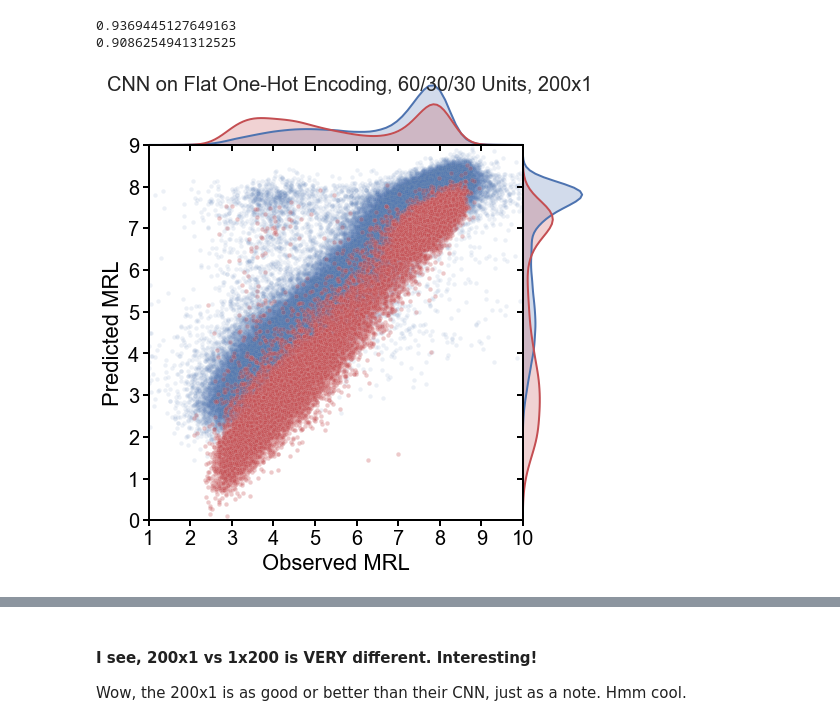
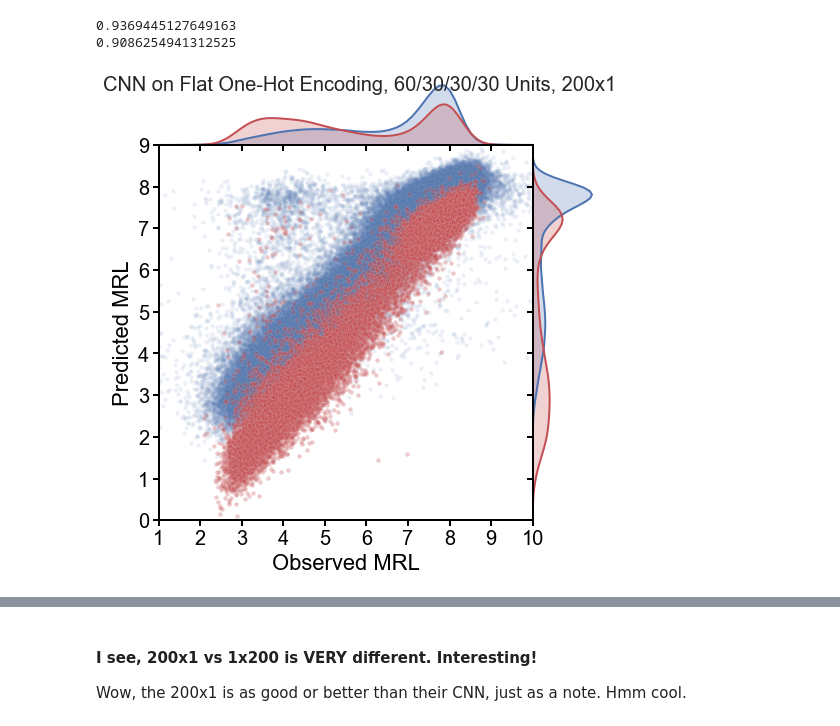
Before and after one commit to laueste/human_5utr_modeling, a Jupyter notebook: modeling/7_training_MRL_RandomForest.ipynb, the cells around one changed output, grey strips where cells are left out. Drawn from its saved outputs; the diff is of its cells as text; code cells hidden in the pictures.

```diff
--- a/modeling/7_training_MRL_RandomForest.ipynb
+++ b/modeling/7_training_MRL_RandomForest.ipynb
@@ -190,6 +192,9 @@ Notably, the batched 10k model doesn't do as well as the 2000 unit one-shot mode
 #print rfr6.score(seq_e_test,label_e_test)
 # %%
 # Compute Test r-squared Results
+e_test = test_data(e_test,rfr0,seq_e_test,'rl',output_col="5u_pred")
+r = r2(e_test['rl'],e_test['5u_pred'])
+print r
 e_test = test_data(e_test,rfr1,seq_e_test,'rl',output_col="20u_pred")
 r = r2(e_test['rl'],e_test['20u_pred'])
 print r
@@ -199,7 +204,7 @@ print r
 e_test = test_data(e_test,rfr3,seq_e_test,'rl',output_col="2000u_pred")
 r = r2(e_test['rl'],e_test['2000u_pred'])
 print r
-e_test = test_data(e_test,rfr5,seq_e_test,'rl',output_col="10ku_split_pred")
-r = r2(e_test['rl'],e_test['10ku_split_pred'])
-print r
+# e_test = test_data(e_test,rfr5,seq_e_test,'rl',output_col="10ku_split_pred")
+# r = r2(e_test['rl'],e_test['10ku_split_pred'])
+# print r
 # %% [output]
@@ -210,5 +215,8 @@ print r
 # %%
 # Compute Train r-squared Results results
+e_train = test_data(e_train,rfr0,seq_e_train,'rl',output_col="5u_pred")
+r = r2(e_train['rl'],e_train['5u_pred'])
+print r
 e_train = test_data(e_train,rfr1,seq_e_train,'rl',output_col="20u_pred")
 r = r2(e_train['rl'],e_train['20u_pred'])
 print r
@@ -218,7 +226,7 @@ print r
 e_train = test_data(e_train,rfr3,seq_e_train,'rl',output_col="2000u_pred")
 r = r2(e_train['rl'],e_train['2000u_pred'])
 print r
-e_train = test_data(e_train,rfr5,seq_e_train,'rl',output_col="10ku_split_pred")
-r = r2(e_train['rl'],e_train['10ku_split_pred'])
-print r
+# e_train = test_data(e_train,rfr5,seq_e_train,'rl',output_col="10ku_split_pred")
+# r = r2(e_train['rl'],e_train['10ku_split_pred'])
+# print r
 # %% [output]
@@ -290,10 +298,10 @@ r = r2(test_hi['rl'],test_hi['2000u_pred'])
 train_hi = test_data(train_hi,rfr3,seq_train_hi,'rl',output_col="2000u_pred")
 r = r2(train_hi['rl'],train_hi['2000u_pred'])
 
-test_hi = test_data(test_hi,rfr5,seq_test_hi,'rl',output_col="10ku_split_pred")
-r = r2(test_hi['rl'],test_hi['10ku_split_pred'])
-train_hi = test_data(train_hi,rfr5,seq_train_hi,'rl',output_col="10ku_split_pred")
-r = r2(train_hi['rl'],train_hi['10ku_split_pred'])
+# test_hi = test_data(test_hi,rfr5,seq_test_hi,'rl',output_col="10ku_split_pred")
+# r = r2(test_hi['rl'],test_hi['10ku_split_pred'])
+# train_hi = test_data(train_hi,rfr5,seq_train_hi,'rl',output_col="10ku_split_pred")
+# r = r2(train_hi['rl'],train_hi['10ku_split_pred'])
 # %%
 train_hi.loc[:,'scaled_rl'] = preprocessing.StandardScaler().fit_transform(train_hi.loc[:,'rl'].values.reshape(-1,1))
 # %%
@@ -589,6 +612,11 @@ Nx1 [[0]
  [0]
  [0]
  [1]]
+# %%
+# Load the model
+nn = keras.models.load_model('./saved_models/3lCountEncode_nn.hdf5')
+cnn = keras.models.load_model('./saved_models/4lFlatOneHotEncode_cnn.hdf5')
+cnn2 = keras.models.load_model('./saved_models/4lFlatOneHotEncode2_cnn.hdf5')
 # %%
 # build the CNN model
 cnn = Sequential()
@@ -656,11 +662,11 @@ print r
 0.9086254941312525
 # %%
 train_test_plot3 = jointgrid_plot([e_train,e_test],
-                                  title='CNN on Flat One-Hot Encoding, 60/30/30 Units, 200x1',
+                                  title='CNN on Flat One-Hot Encoding, 60/30/30/30 Units, 200x1',
                                   alphas=[0.1,0.3],
                                   yheader='cnn_pred')
 # %% [output]
-[figure, old version]
+[figure, new version]
 # %%
 # Try the other vector shape, just to check!
 cnn2 = Sequential()
```
Also changed, not shown: parts of 48 cells of this notebook, 5 other files.
